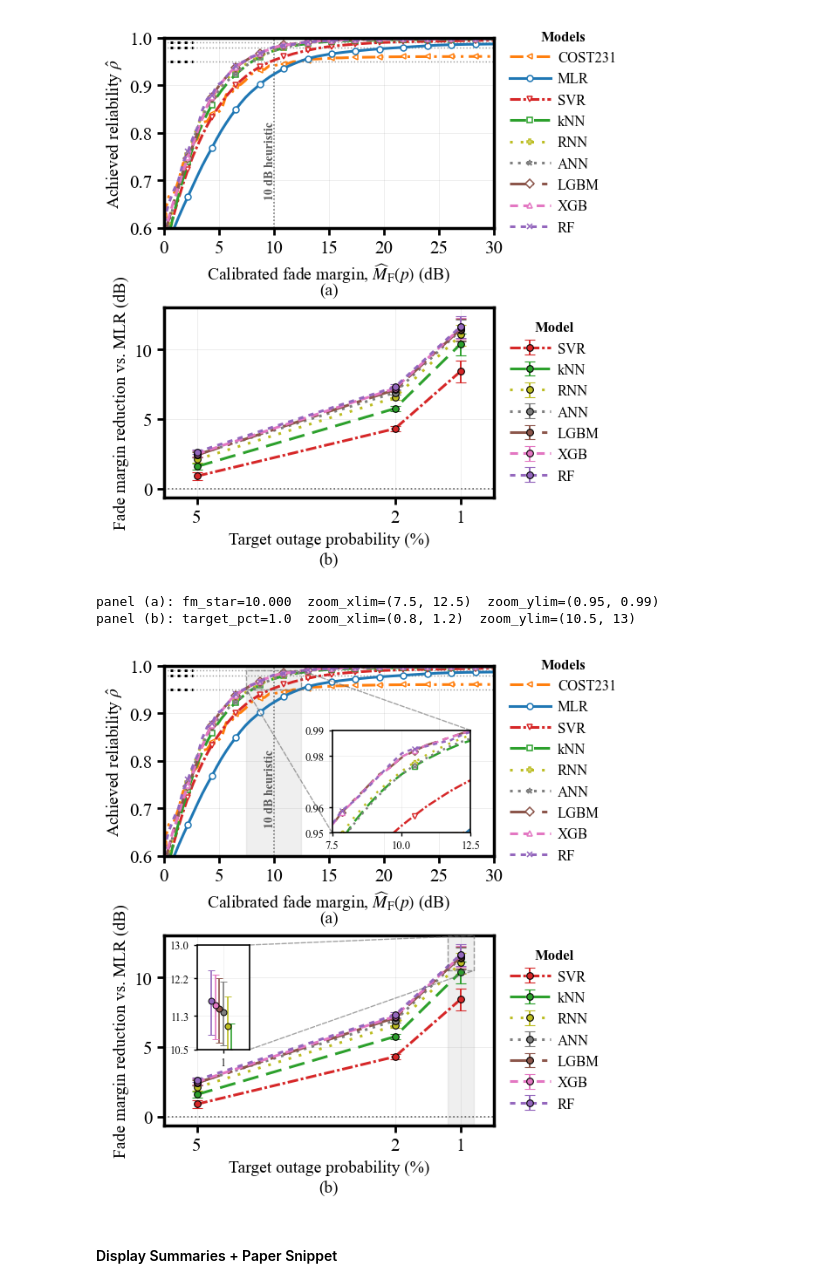
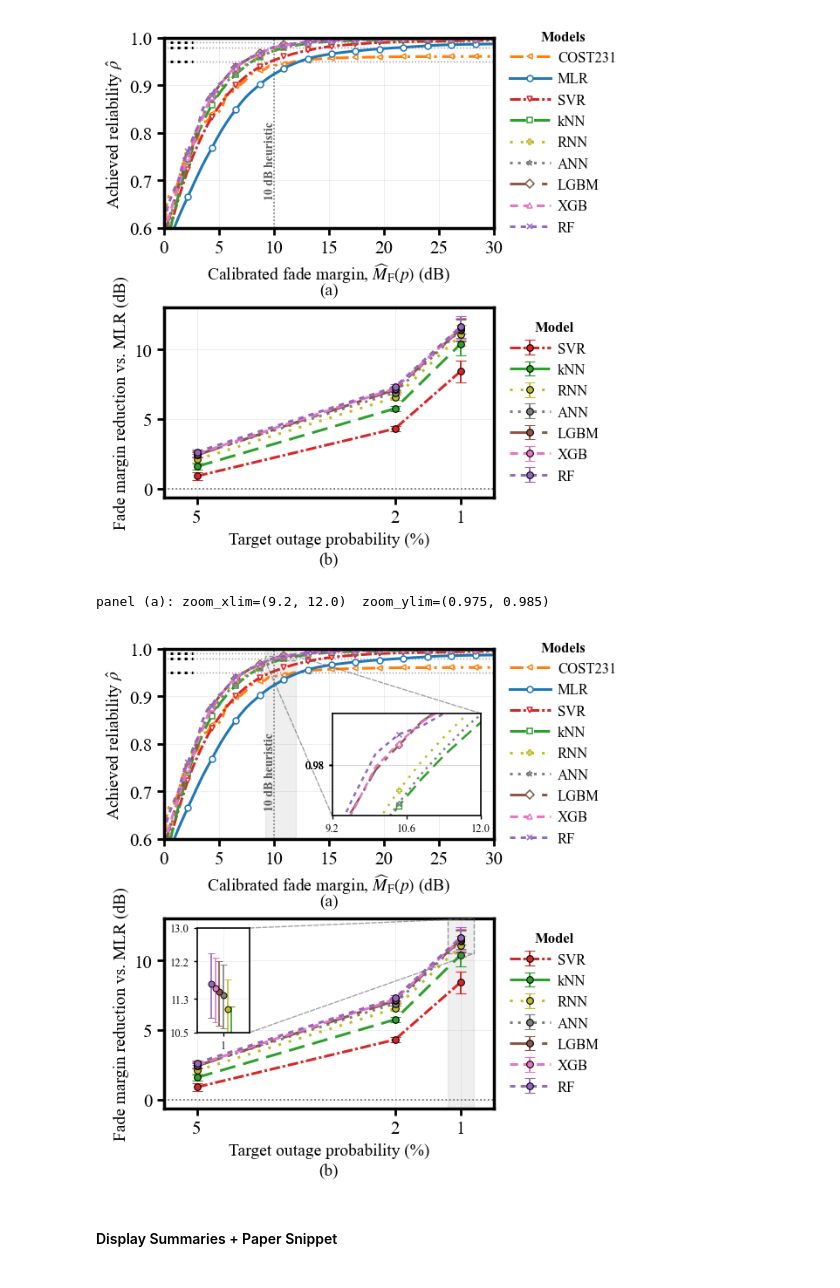
Before and after one commit to nahshonmokua/LoRaWAN-IndoorPathLossModeling-ML, a Jupyter notebook: 11_FADE MARGIN ANALYSIS.ipynb, the cells around one changed output. Drawn from its saved outputs; the diff is of its cells as text; code cells hidden in the pictures.

Commit message:
Tune fade margin plot insets

```diff
--- a/11_FADE MARGIN ANALYSIS.ipynb
+++ b/11_FADE MARGIN ANALYSIS.ipynb
@@ -2043,19 +2032,17 @@ for _ax in (combo_axA, combo_axB):
         if p.get_label() in ("_indicate_inset", "_inset_shade"):
             p.remove()
 
-# ================= Panel (a): fade margin where models separate most =================
-fm_grid_shared = curves[ORDER[0]]["fm_grid"]
-pdr_matrix = np.array([curves[fam]["pdr_grid"] for fam in ORDER if fam in curves])
-fm_star = 10.0
-half_width_a = 2.5                     # window = fm_star +/- this, i.e. (8, 12) dB
-zoom_xlim_a = (fm_star - half_width_a, fm_star + half_width_a)
-zoom_ylim_a = (0.95, 0.99)
+#  Panel (a): fade margin where models separate most
+# Panel (a)
+zoom_xlim_a = (9.20, 12.0)             # data x-range
+zoom_ylim_a = (0.975, 0.985)            # data y-range
+inset_position_a = [0.51, 0.12, 0.45, 0.54]#  left, bottom, width, height
 
-print(f"panel (a): fm_star={fm_star:.3f}  zoom_xlim={zoom_xlim_a}  zoom_ylim={zoom_ylim_a}")
+print(f"panel (a): zoom_xlim={zoom_xlim_a}  zoom_ylim={zoom_ylim_a}")
 
 combo_axA.axvspan(*zoom_xlim_a, color="0.6", alpha=0.15, zorder=0.5, label="_inset_shade")
 
-axins_a = combo_axA.inset_axes([0.51, 0.12, 0.42, 0.54])
+axins_a = combo_axA.inset_axes(inset_position_a)
 
 for fam in ORDER:
     if fam not in curves:
@@ -2087,17 +2074,17 @@ for con in connectors_a:
     con.set_linestyle("--")
     con.set_linewidth(1.0)
 
-# ================= Panel (b): hardcoded target cluster, orientation-matched =================
-target_pct = 1.0                      # which cluster: 5.0, 2.0, or 1.0
-half_width_b = 0.2
-zoom_xlim_b = (target_pct - half_width_b, target_pct + half_width_b)
-zoom_ylim_b = (10.5, 13)             # hardcoded, dB
+#  Panel (b): hardcoded target cluster, orientation-matched
+zoom_xlim_b = (0.8, 1.2)              # data x-range
+zoom_ylim_b = (10.5, 13.0)            # data y-range
+inset_position_b = [0.10, 0.40, 0.16, 0.55]# left, bottom, width, height
 
-print(f"panel (b): target_pct={target_pct}  zoom_xlim={zoom_xlim_b}  zoom_ylim={zoom_ylim_b}")
+# Tick displayed in the center of panel (b)'s inset
+inset_xtick_b = 1.0
 
 combo_axB.axvspan(*zoom_xlim_b, color="0.6", alpha=0.15, zorder=0.5, label="_inset_shade")
 
-axins_b = combo_axB.inset_axes([0.1, 0.4, 0.16, 0.55])
+axins_b = combo_axB.inset_axes(inset_position_b)
 
 # Small per-series horizontal jitter so all-identical-x error bars don't hide behind each other.
 n_series = len(comparisons)
@@ -2126,41 +2113,40 @@ for (A, B, label), dx in zip(comparisons, jitter):
 
 axins_b.set_xlim(zoom_xlim_b[1], zoom_xlim_b[0])   # reversed: matches axB's inverted x-axis direction
 axins_b.set_ylim(*zoom_ylim_b)
-axins_b.set_xticks([target_pct])
+axins_b.set_xticks([inset_xtick_b])
 axins_b.set_yticks(np.round(np.linspace(zoom_ylim_b[0], zoom_ylim_b[1], 4), 1))
 axins_b.tick_params(labelsize=9, width=1, length=3, direction="out")
 axins_b.grid(True, linewidth=0.4, alpha=0.3)
 for spine in axins_b.spines.values():
     spine.set_linewidth(1.2)
     spine.set_edgecolor("black")
 
 from matplotlib.patches import ConnectionPatch
 
 rect_b, connectors_b = combo_axB.indicate_inset_zoom(axins_b, edgecolor="0.4", linewidth=1.0, alpha=0.6)
 rect_b.set_linestyle("--")
 for con in connectors_b:
     con.remove()
 
 # Force both connectors onto the screen-right edge of both boxes (axB's x-axis is
 # inverted, so the screen-right edge of the rectangle is the SMALLER data-x value).
 rect_right_x = min(zoom_xlim_b)
 for y_frac, y_data in [(0, zoom_ylim_b[0]), (1, zoom_ylim_b[1])]:
     con = ConnectionPatch(
         xyA=(1, y_frac), coordsA=axins_b.transAxes,
         xyB=(rect_right_x, y_data), coordsB=combo_axB.transData,
         edgecolor="0.4", linewidth=1.0, linestyle="--", alpha=0.6, zorder=4.99,
     )
     combo_axB.add_patch(con)
 
 
 from IPython.display import display
 display(combo_fig)
 
 combo_fig.savefig("Figures/pdr_fade_margin_and_reduction_wide_inset.png", dpi=600, bbox_inches="tight")
 # %% [output]
-panel (a): fm_star=10.000  zoom_xlim=(7.5, 12.5)  zoom_ylim=(0.95, 0.99)
-panel (b): target_pct=1.0  zoom_xlim=(0.8, 1.2)  zoom_ylim=(10.5, 13)
+panel (a): zoom_xlim=(9.2, 12.0)  zoom_ylim=(0.975, 0.985)
-[figure, old version]
+[figure, new version]
 # %% [markdown]
 #### Display Summaries + Paper Snippet
 # %%
```
Also changed, not shown: parts of 3 cells of this notebook.
